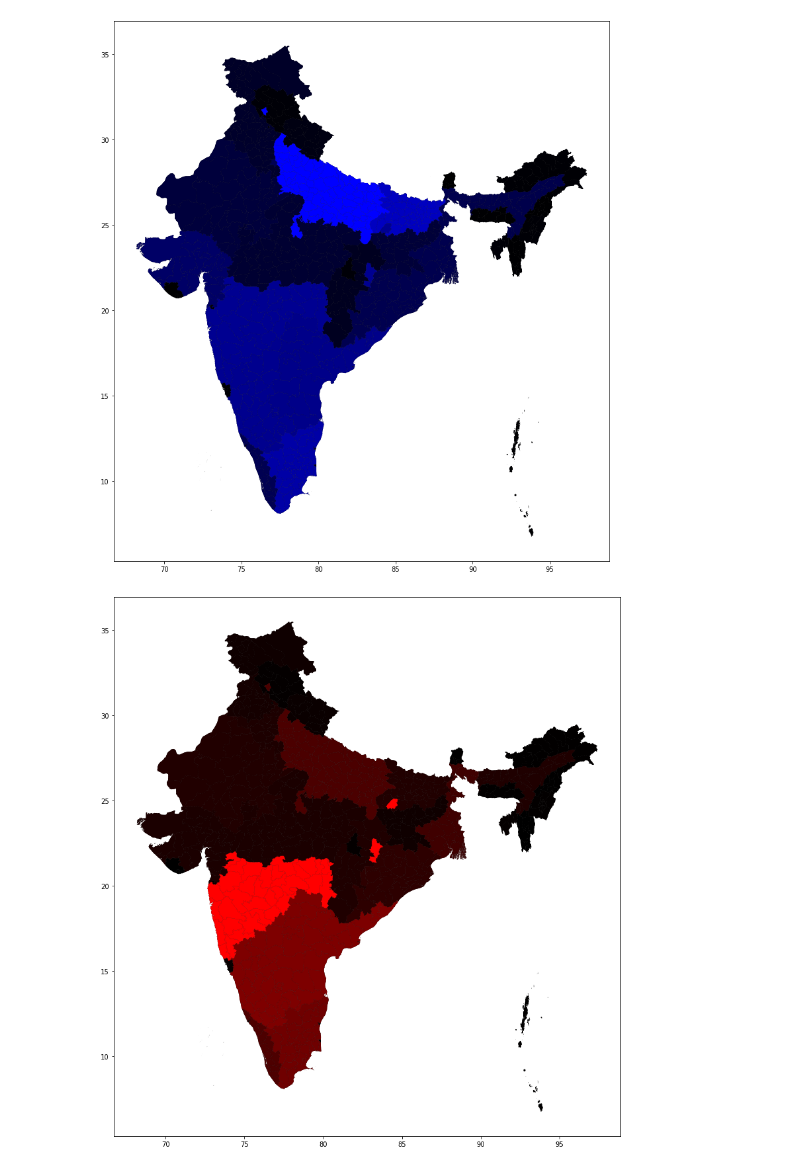
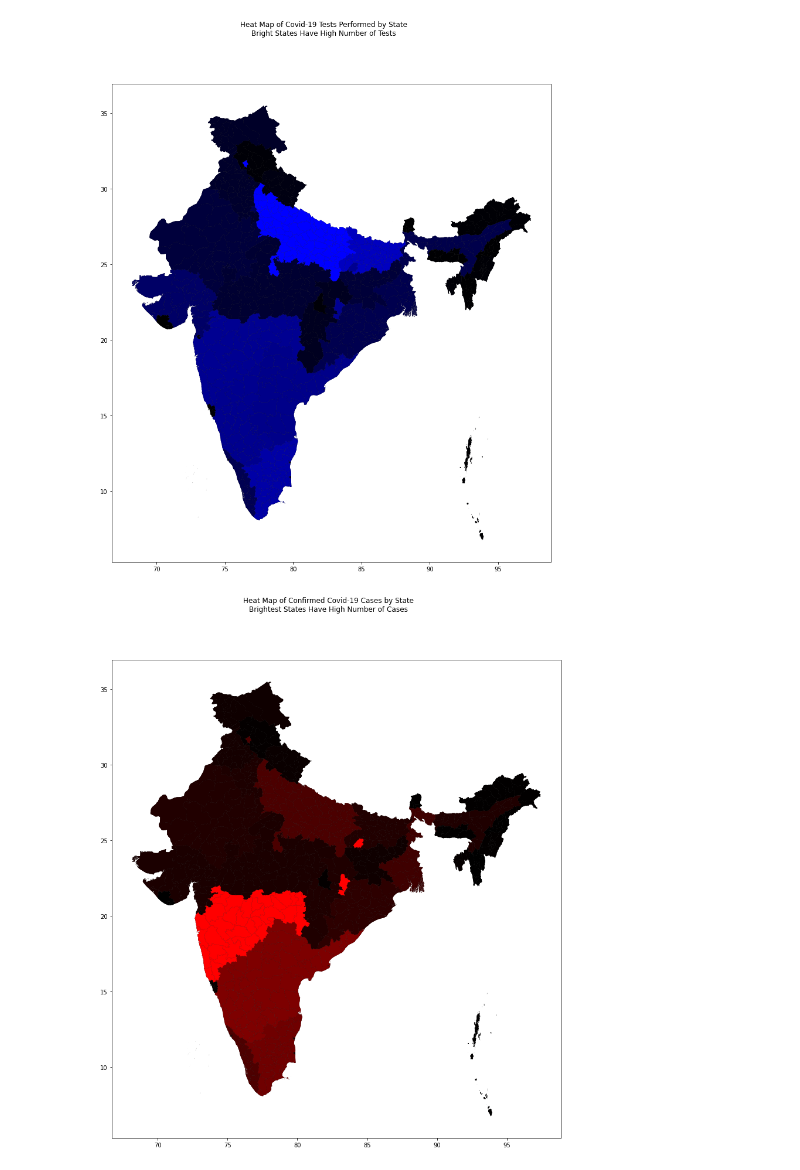
Before and after one commit to datapartnership/facebook-population-density, a Jupyter notebook: notebooks/india_heat_map.ipynb, the cells around one changed output. Cells and saved outputs as stored; diff of their text form; code cells hidden in the pictures.

Commit message:
added titles to heat maps

```diff
--- a/notebooks/india_heat_map.ipynb
+++ b/notebooks/india_heat_map.ipynb
@@ -123,31 +123,33 @@ for i in range(len(test_regions)):
 # %%
 # display shapefile
 fig, ax = plt.subplots(figsize=(15,15))
+fig.suptitle("Heat Map of Covid-19 Tests Performed by State\nBright States Have High Number of Tests")
 india_shp.plot(ax = ax, color=(0,0,0))
 
 # iterates over all regions
 for i in range(len(test_regions)):
     # checks if shapefile uses an outdated name for a region/state and gets the correct districts
     if test_regions[i] == "Andaman and Nicobar Islands":
         fnames = shp_lookup(r'shapefiles/regions/', 'NAME_1', "Andaman and Nicobar")
     elif test_regions[i] == "Odisha":
         fnames = shp_lookup(r'shapefiles/regions/', 'NAME_1', "Orissa")
     elif test_regions[i] == "Uttarakhand":
         fnames = shp_lookup(r'shapefiles/regions/', 'NAME_1', "Uttaranchal")
     elif test_regions[i] == "Dadra and Nagar Haveli and Daman and Diu":
         fnames = shp_lookup(r'shapefiles/regions/', 'NAME_1', "Dadra and Nagar Haveli") + shp_lookup(r'shapefiles/regions/', 'NAME_1', "Daman and Diu")
     else:
         fnames = shp_lookup(r'shapefiles/regions/', 'NAME_1', test_regions[i])
 
     if fnames != "No shapefile exists":
         for j in range(len(fnames)):
             district_shp = gpd.read_file(r'shapefiles/regions/' + fnames[j]) # reads the shp file
             district_shp.plot(ax = ax, color=(0,0,test_tests[i]/max_tests)) # plots the district with a blue hue
 # %% [output]
-[figure, old version]
+[figure, new version]
 # %%
 # display shapefile
 fig, ax = plt.subplots(figsize=(15,15))
+fig.suptitle("Heat Map of Confirmed Covid-19 Cases by State\nBrightest States Have High Number of Cases")
 india_shp.plot(ax = ax, color=(0,0,0))
 
 # iterates over all regions
@@ -169,4 +171,4 @@ for i in range(len(covid_regions)):
             district_shp = gpd.read_file(r'shapefiles/regions/' + fnames[j]) # reads the shp file
             district_shp.plot(ax = ax, color=(covid_cases[i]/max_cases,0,0)) # plots the district with a red hue
 # %% [output]
-[figure, old version]
+[figure, new version]
```
